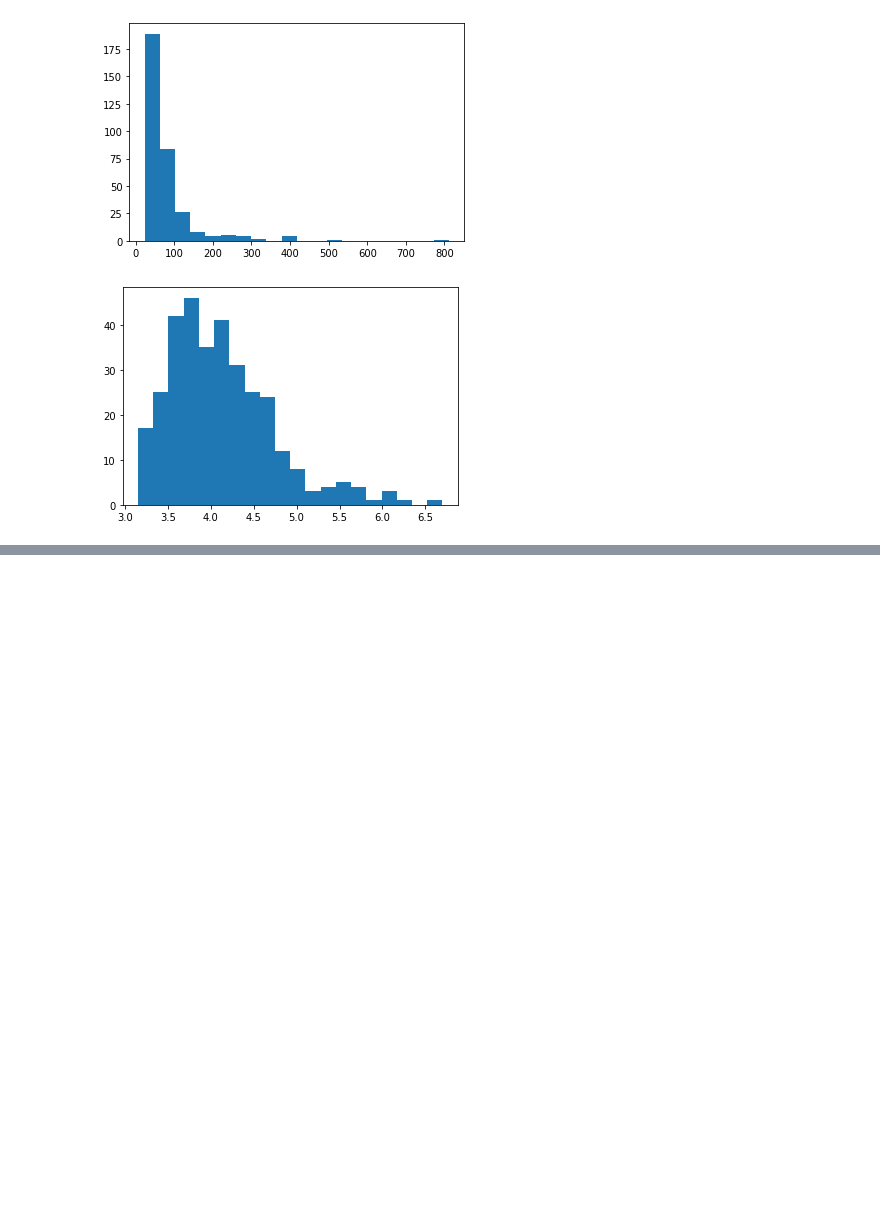
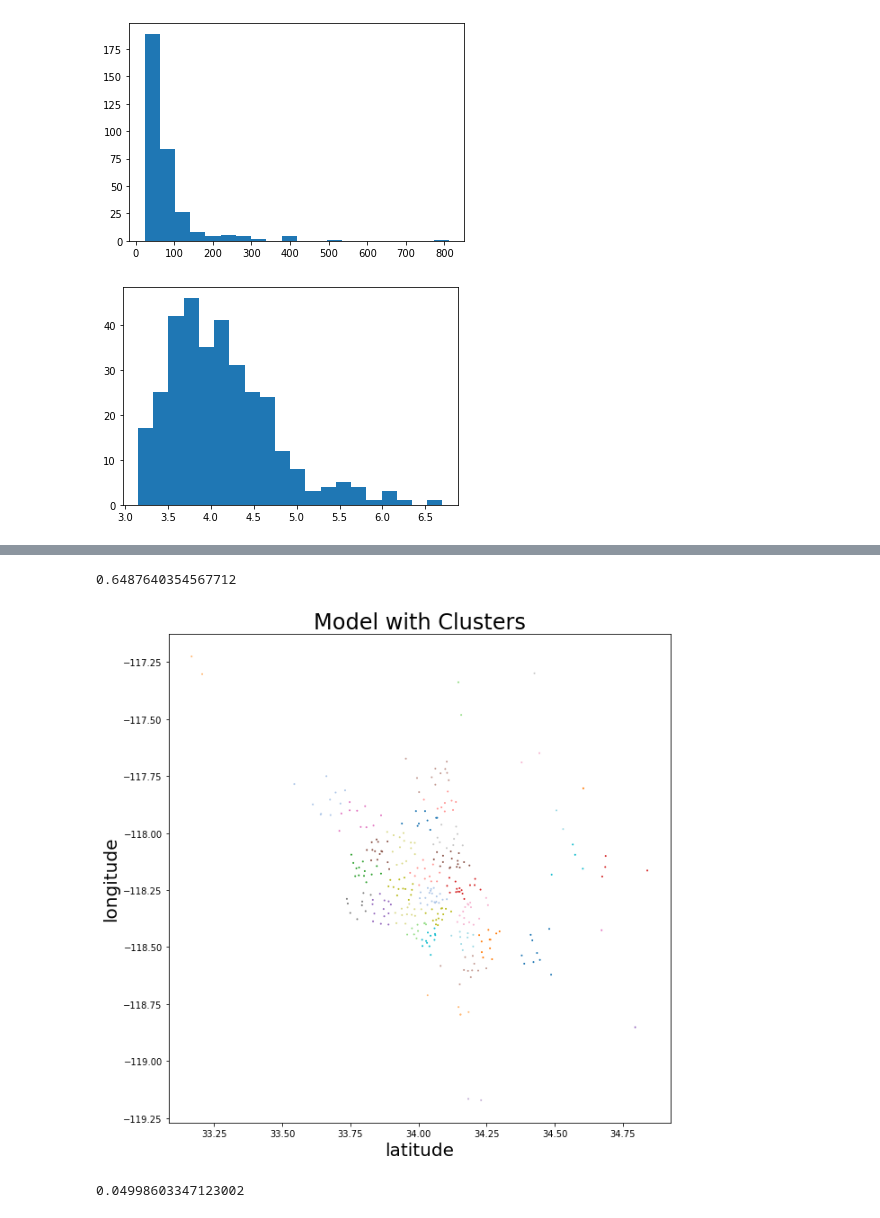
Before and after one commit to aejsong/Predicting-Neighborhood-Affluence-with-Yelp, a Jupyter notebook: Code/Echo_model_practice.ipynb, the cells around one changed output, grey strips where cells are left out. Drawn from its saved outputs; the diff is of its cells as text; code cells hidden in the pictures; blank space fills up the shorter version.

```diff
--- a/Code/Echo_model_practice.ipynb
+++ b/Code/Echo_model_practice.ipynb
@@ -117,3 +131,5 @@ df_dummy.head()
 | 3 | 90004 | 59.128947 | 285 | 34.075288 | -118.306200 | 6.122807 | 260.214035 | 405.386076 | ... |
 | 4 | 90005 | 45.821128 | 231 | 34.059329 | -118.303066 | 6.233766 | 385.683983 | 634.458500 | ... |
 5 rows × 22 columns
+# %%
+df_dummy['zip_code'] = df_dummy['zip_code'].astype(str)
@@ -328,0 +792,23 @@ for k in range(2, 103, 5):
+# %%
+location_data = df_dummy[["latitude", "longitude"]]
+km = KMeans(n_clusters=37, random_state = 42)
+km.fit(location_data)
+X.loc[:, "cluster"] = km.predict(location_data)
+X_dummy = pd.get_dummies(columns=["cluster"], data=X)
+X_train, X_test, y_train, y_test = train_test_split(
+        X_dummy.copy(), y.copy(), random_state=42, test_size=0.3
+)
+#model = LinearRegression()
+linear_reg.fit(X_train, y_train)
+r2 = linear_reg.score(X_test, y_test)
+print (r2)
+# %% [output]
+0.6487640354567712
+# %%
+plt.figure(figsize=(10, 10))
+plt.scatter(df_dummy.latitude, df_dummy.longitude, c=km.labels_, s=1, cmap="tab20")
+plt.xlabel("latitude", fontsize = 20)
+plt.ylabel("longitude", fontsize = 20)
+plt.title('Model with Clusters', fontsize = 24);
+# %% [output]
+[figure, added]
@@ -328,0 +821,4 @@ for k in range(2, 103, 5):
+# %%
+residuals.mean()
+# %% [output]
+0.04998603347123002
```
Also changed, not shown: parts of 80 cells of this notebook, 4 other files.
